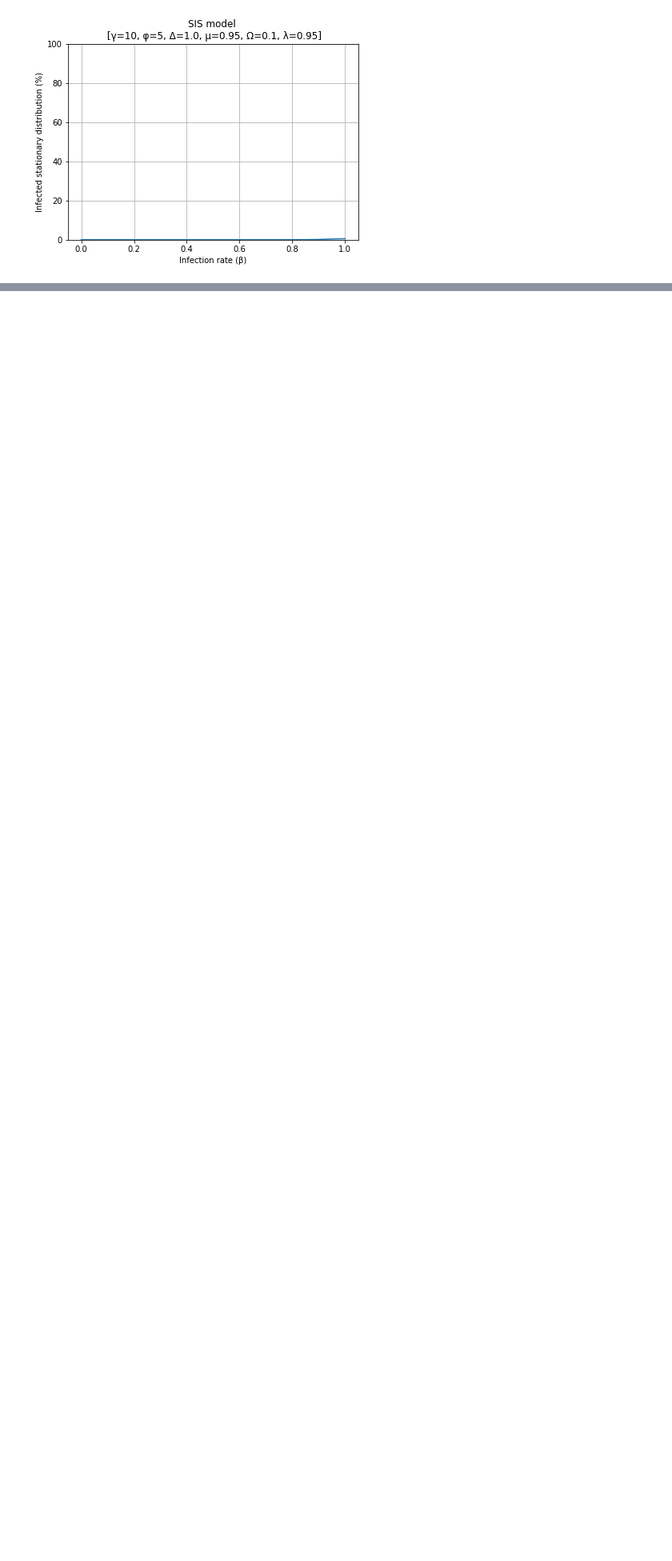
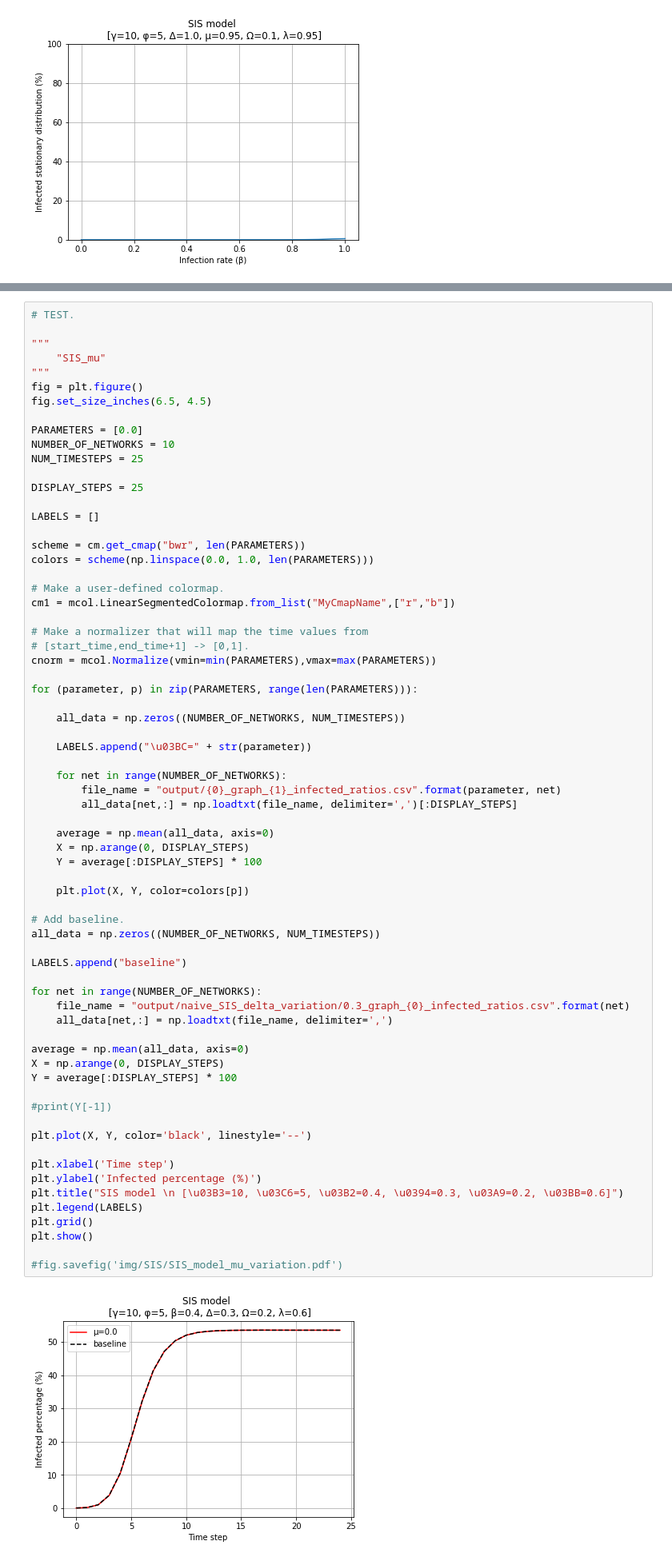
Before and after one commit to PPSantos/network-epidemics, a Jupyter notebook: SIS.ipynb, the cells around one changed output, grey strips where cells are left out. Shown at 80% size. Drawn from its saved outputs; the diff is of its cells as text; blank space fills up the shorter version.

```diff
--- a/SIS.ipynb
+++ b/SIS.ipynb
@@ -747,0 +867,70 @@ fig.savefig('img/SIS/SIS_epidemic_threshold_ALL.pdf')
+# %%
+# TEST.
+
+"""
+    "SIS_mu"
+"""
+fig = plt.figure()
+fig.set_size_inches(6.5, 4.5)
+
+PARAMETERS = [0.0]
+NUMBER_OF_NETWORKS = 10
+NUM_TIMESTEPS = 25
+
+DISPLAY_STEPS = 25
+
+LABELS = []
+
+scheme = cm.get_cmap("bwr", len(PARAMETERS))
+colors = scheme(np.linspace(0.0, 1.0, len(PARAMETERS)))
+
+# Make a user-defined colormap.
+cm1 = mcol.LinearSegmentedColormap.from_list("MyCmapName",["r","b"])
+
+# Make a normalizer that will map the time values from
+# [start_time,end_time+1] -> [0,1].
+cnorm = mcol.Normalize(vmin=min(PARAMETERS),vmax=max(PARAMETERS))
+
+for (parameter, p) in zip(PARAMETERS, range(len(PARAMETERS))):
+
+    all_data = np.zeros((NUMBER_OF_NETWORKS, NUM_TIMESTEPS))
+
+    LABELS.append("\u03BC=" + str(parameter))
+
+    for net in range(NUMBER_OF_NETWORKS):
+        file_name = "output/{0}_graph_{1}_infected_ratios.csv".format(parameter, net)
+        all_data[net,:] = np.loadtxt(file_name, delimiter=',')[:DISPLAY_STEPS]
+
+    average = np.mean(all_data, axis=0)
+    X = np.arange(0, DISPLAY_STEPS)
+    Y = average[:DISPLAY_STEPS] * 100
+
+    plt.plot(X, Y, color=colors[p])
+
+# Add baseline.
+all_data = np.zeros((NUMBER_OF_NETWORKS, NUM_TIMESTEPS))
+
+LABELS.append("baseline")
+
+for net in range(NUMBER_OF_NETWORKS):
+    file_name = "output/naive_SIS_delta_variation/0.3_graph_{0}_infected_ratios.csv".format(net)
+    all_data[net,:] = np.loadtxt(file_name, delimiter=',')
+
+average = np.mean(all_data, axis=0)
+X = np.arange(0, DISPLAY_STEPS)
+Y = average[:DISPLAY_STEPS] * 100
+
+#print(Y[-1])
+
+plt.plot(X, Y, color='black', linestyle='--')
+
+plt.xlabel('Time step')
+plt.ylabel('Infected percentage (%)')
+plt.title("SIS model \n [\u03B3=10, \u03C6=5, \u03B2=0.4, \u0394=0.3, \u03A9=0.2, \u03BB=0.6]")
+plt.legend(LABELS)
+plt.grid()
+plt.show()
+
+#fig.savefig('img/SIS/SIS_model_mu_variation.pdf')
+# %% [output]
+[figure, added]
```
Also changed, not shown: parts of 5 cells of this notebook, 3 other files.
